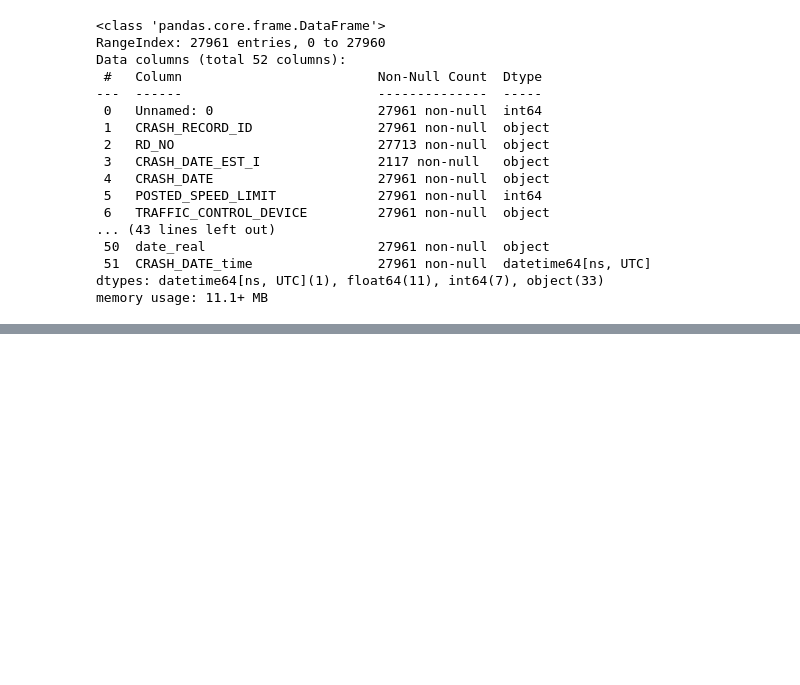
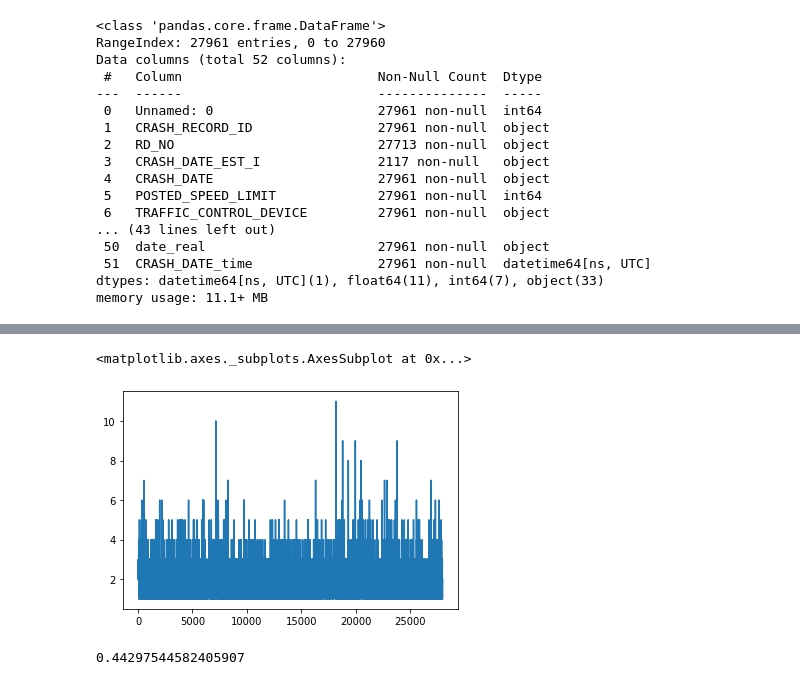
Before and after one commit to jkbolivar/covid_project, a Jupyter notebook: proyect1_transformacion_de_datos.ipynb, the cells around one changed output, grey strips where cells are left out. Drawn from its saved outputs; the diff is of its cells as text; code cells hidden in the pictures; blank space fills up the shorter version.

```diff
--- a/proyect1_transformacion_de_datos.ipynb
+++ b/proyect1_transformacion_de_datos.ipynb
@@ -93,2 +95,10 @@ px.scatter_mapbox(df_chicago,lat='LATITUDE',lon='LONGITUDE',color='CRASH_HOUR',s
 # %% [output]
 [interactive output not drawn]
+# %%
+df_chicago['Lat_round']= round(df_chicago['LATITUDE'],2)
+df_chicago['Long_round']=round(df_chicago['LONGITUDE'],2)
+# %%
+df_chicago['NUM_UNITS'].plot()
+# %% [output]
+<matplotlib.axes._subplots.AxesSubplot at 0x...>
+[figure, added]
@@ -94,0 +107,5 @@ px.scatter_mapbox(df_chicago,lat='LATITUDE',lon='LONGITUDE',color='CRASH_HOUR',s
+# %%
+#desviación estandar
+ss.tstd(df_chicago['NUM_UNITS'])
+# %% [output]
+0.44297544582405907
```
Also changed, not shown: parts of 17 cells of this notebook.
